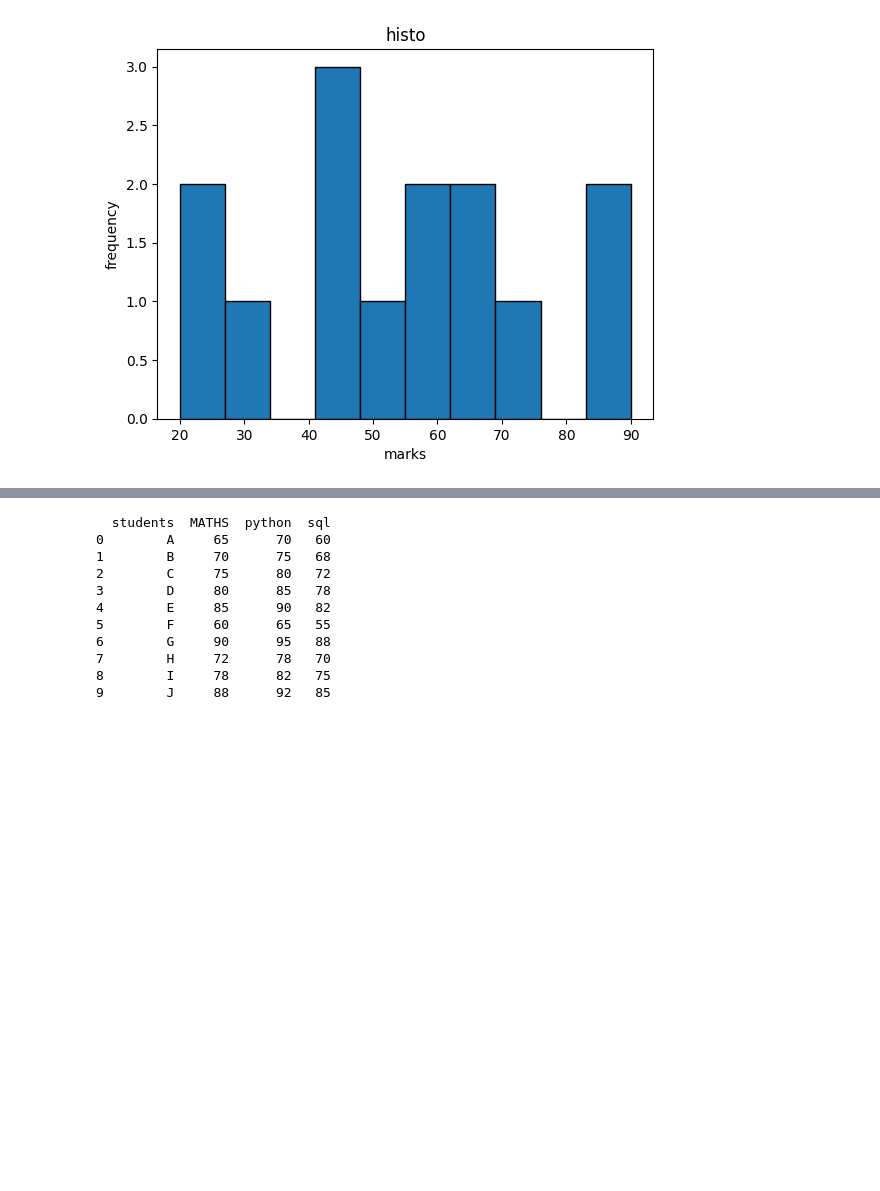
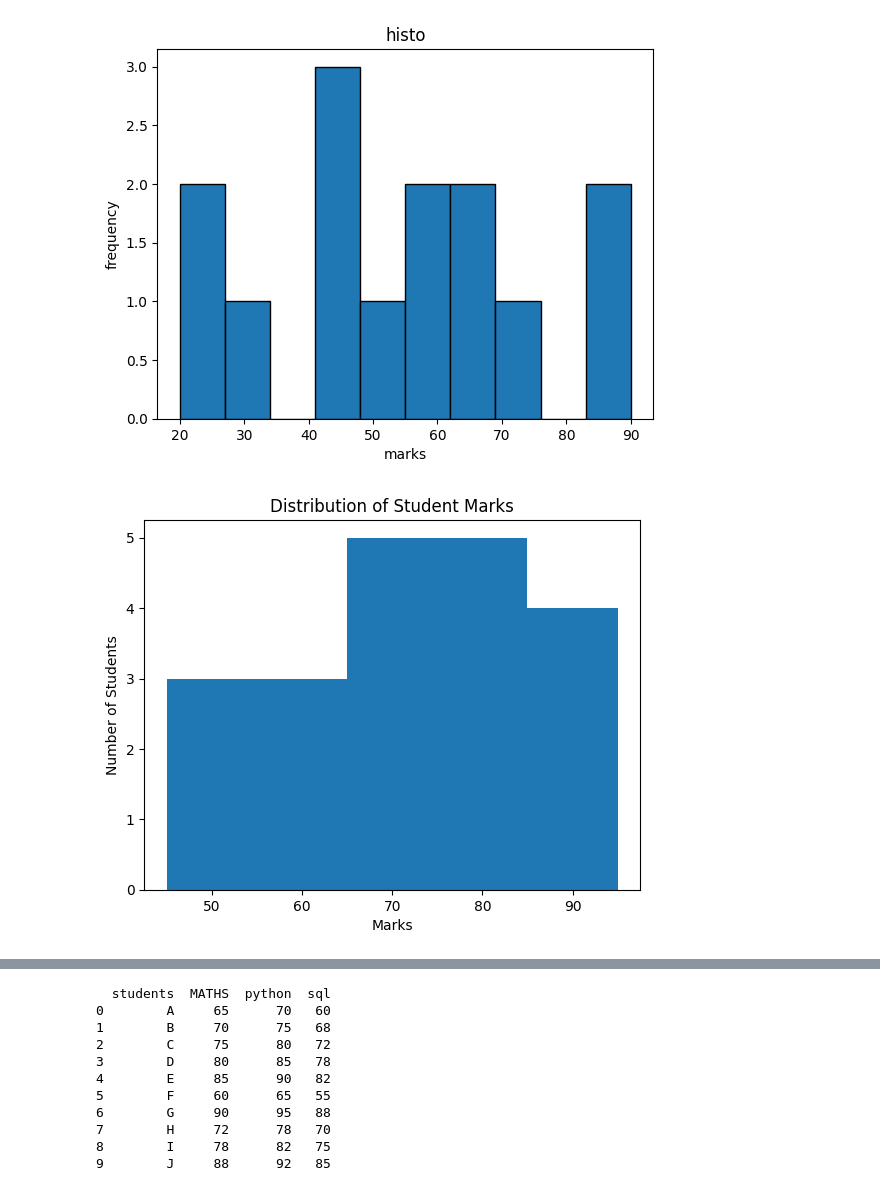
Before and after one commit to vasavibantupalli-web/DataAnalysis_Codegnan2026, a Jupyter notebook: matplotlib.ipynb, the cells around one changed output, grey strips where cells are left out. Cells and saved outputs as stored; diff of their text form; code cells hidden in the pictures; blank space fills up the shorter version.

```diff
--- a/matplotlib.ipynb
+++ b/matplotlib.ipynb
@@ -145,3 +164,20 @@ plt.title("histo")
 plt.show()
 # %% [output]
 [figure]
+# %%
+#8. Histogram
+#A histogram is used to understand the distribution of numerical data.
+#Let's create student marks.
+import matplotlib.pyplot as plt
+
+marks = [45, 50, 52, 55, 60, 62, 65, 65, 68, 70,
+         72, 75, 75, 78, 80, 82, 85, 88, 90, 95]
+plt.hist(marks, bins=5)
+
+plt.title("Distribution of Student Marks")
+plt.xlabel("Marks")
+plt.ylabel("Number of Students")
+
+plt.show()
+# %% [output]
+[figure, added]
```
Also changed, not shown: parts of 44 cells of this notebook.
